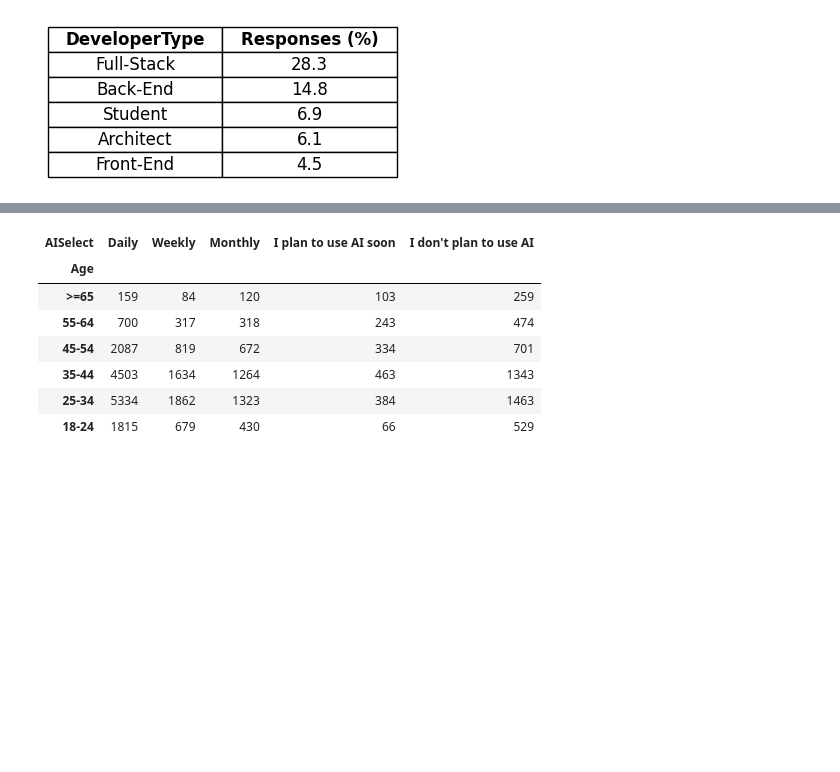
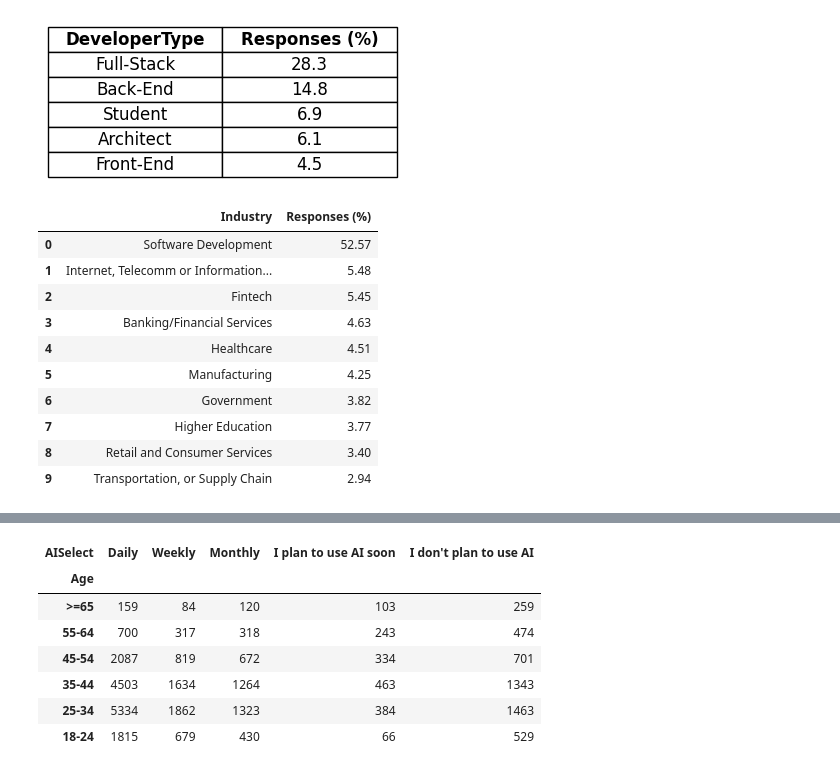
Before and after one commit to huyqng1412/stackoverflow_2025_project, a Jupyter notebook: so2025_vis.ipynb, the cells around one changed output, grey strips where cells are left out. Drawn from its saved outputs; the diff is of its cells as text; code cells hidden in the pictures; blank space fills up the shorter version.

```diff
--- a/so2025_vis.ipynb
+++ b/so2025_vis.ipynb
@@ -326,0 +329,23 @@ plt.show()
+# %%
+query_industry = """
+    SELECT industry, round(count(responseid) * 100 / (select count(responseid) from data where industry != 'None' and industry != 'Other:'), 2) as 'Responses (%)'
+    FROM data
+    where industry != 'None' and industry != 'Other:'
+    group by industry
+    ORDER BY "Responses (%)" desc
+"""
+
+result_industry = con.sql(query_industry).df().head(10)
+result_industry
+# %% [output]
+|  | Industry | Responses (%) |
+| 0 | Software Development | 52.57 |
+| 1 | Internet, Telecomm or Information... | 5.48 |
+| 2 | Fintech | 5.45 |
+| 3 | Banking/Financial Services | 4.63 |
+| 4 | Healthcare | 4.51 |
+| 5 | Manufacturing | 4.25 |
+| 6 | Government | 3.82 |
+| 7 | Higher Education | 3.77 |
+| 8 | Retail and Consumer Services | 3.40 |
+| 9 | Transportation, or Supply Chain | 2.94 |
```
Also changed, not shown: parts of 5 cells of this notebook, 1 other file.
